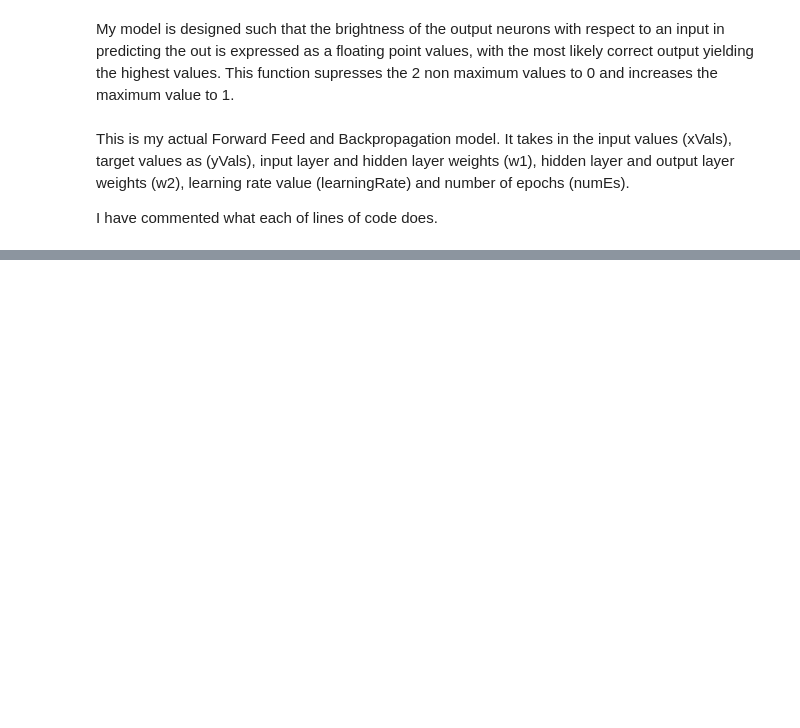
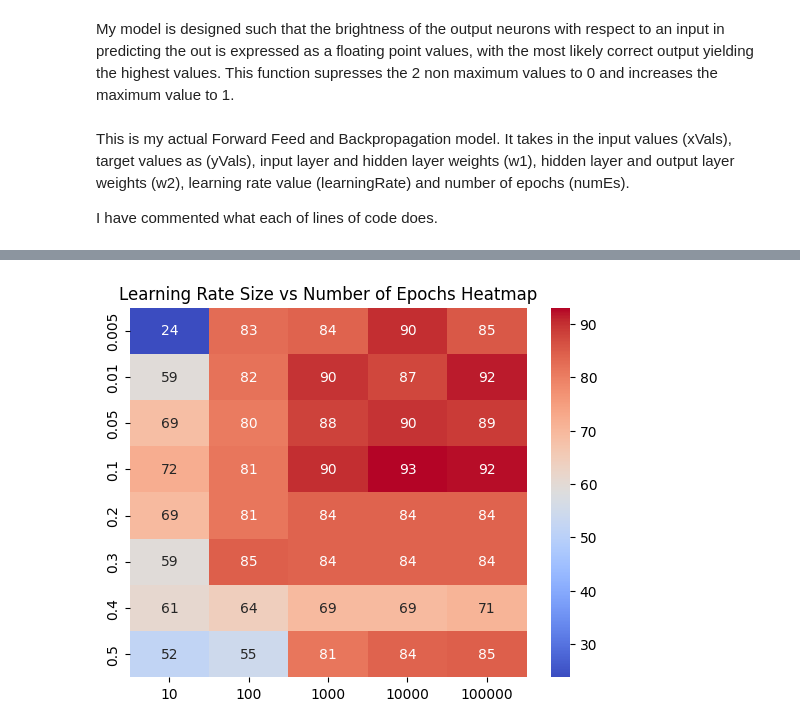
Before and after one commit to tarbazi/COS-711-Assignment-2, a Jupyter notebook: src/Almonds_Classifier.ipynb, the cells around one changed output, grey strips where cells are left out. Cells and saved outputs as stored; diff of their text form; code cells hidden in the pictures; blank space fills up the shorter version.

```diff
--- a/src/Almonds_Classifier.ipynb
+++ b/src/Almonds_Classifier.ipynb
@@ -574,36 +558,38 @@ def runGridSearch2():
 # %%
 def runGridSearch3():
 
     learningRateSizes = [0.005, 0.01, 0.05, 0.1, 0.2, 0.3, 0.4, 0.5]
     numEpochs = [10, 100, 1000, 10000, 100000]
 
     results = []
 
     maxV = 0
     maxLRSize = 0
     maxNumEs = 0
 
 
     for learningRateSize in learningRateSizes:
         tempResults = []
         for numEs in numEpochs:
             val = trainAndEvaluate(20, learningRateSize, numEs)
             maxV = max(maxV, val)
 
             if (maxV == val):
                 maxLRSize = learningRateSize
                 maxNumEs = numEs
 
             tempResults.append(val)
         results.append(tempResults)
 
     return (np.array(results), maxLRSize, maxNumEs, maxV)
 
-#lrSizeVSnumEsData = runGridSearch3()[0]
+lrSizeVSnumEsData = runGridSearch3()[0]
 
-#xLabels = ["10", "100", "1000", "10000", "100000"]
-#yLabels = ["0.005", "0.01", "0.05", "0.1", "0.2", "0.3", "0.4", "0.5"]
+xLabels = ["10", "100", "1000", "10000", "100000"]
+yLabels = ["0.005", "0.01", "0.05", "0.1", "0.2", "0.3", "0.4", "0.5"]
 
-#sns.heatmap(lrSizeVSnumEsData, annot = True, cmap = "coolwarm", xticklabels = xLabels,yticklabels = yLabels)
-#plt.title("Learning Rate Size vs Number of Epochs Heatmap")
-#plt.show()
+sns.heatmap(lrSizeVSnumEsData, annot = True, cmap = "coolwarm", xticklabels = xLabels,yticklabels = yLabels)
+plt.title("Learning Rate Size vs Number of Epochs Heatmap")
+plt.show()
+# %% [output]
+[figure, added]
```
Also changed, not shown: parts of 11 cells of this notebook, 1 other file.
